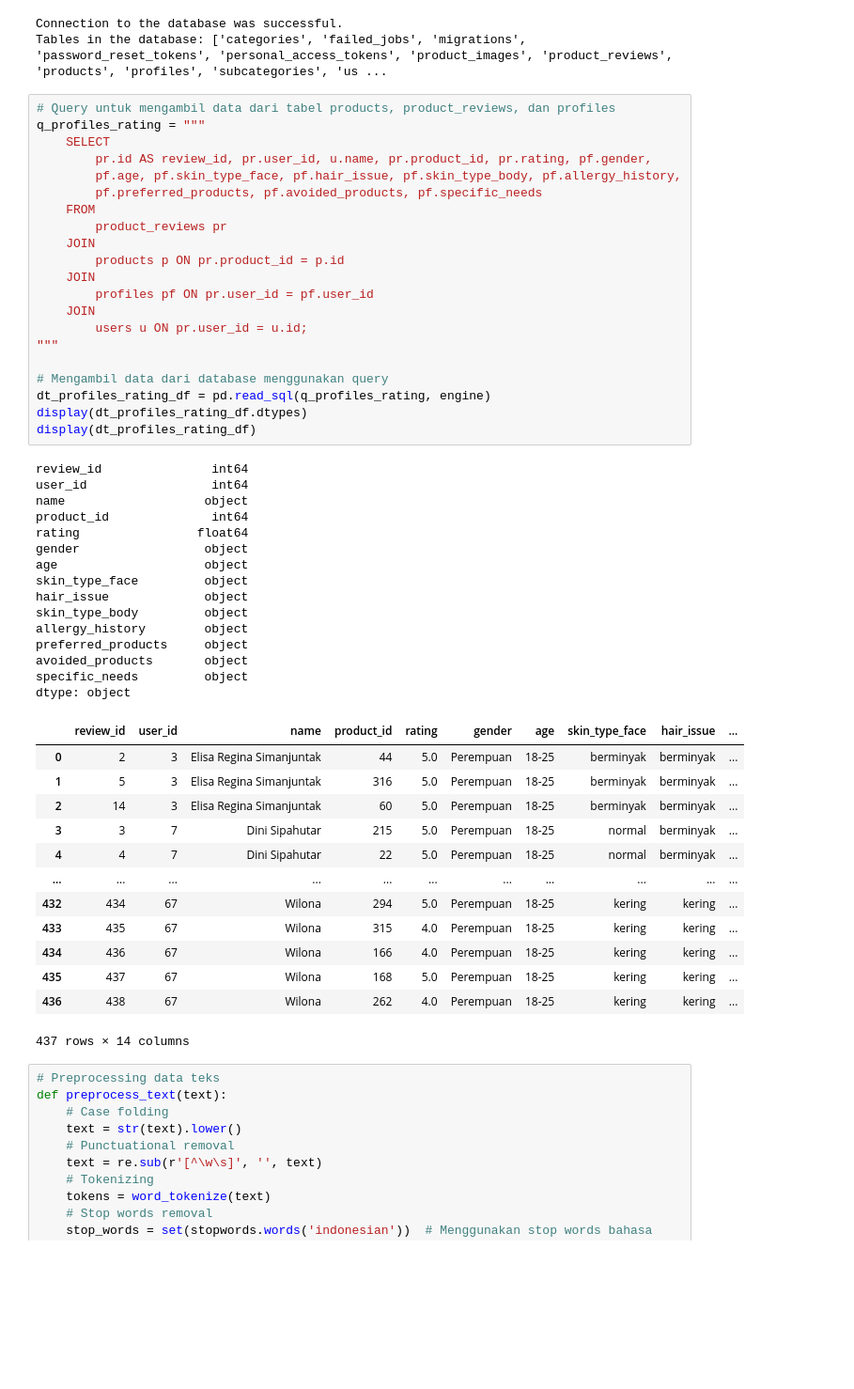
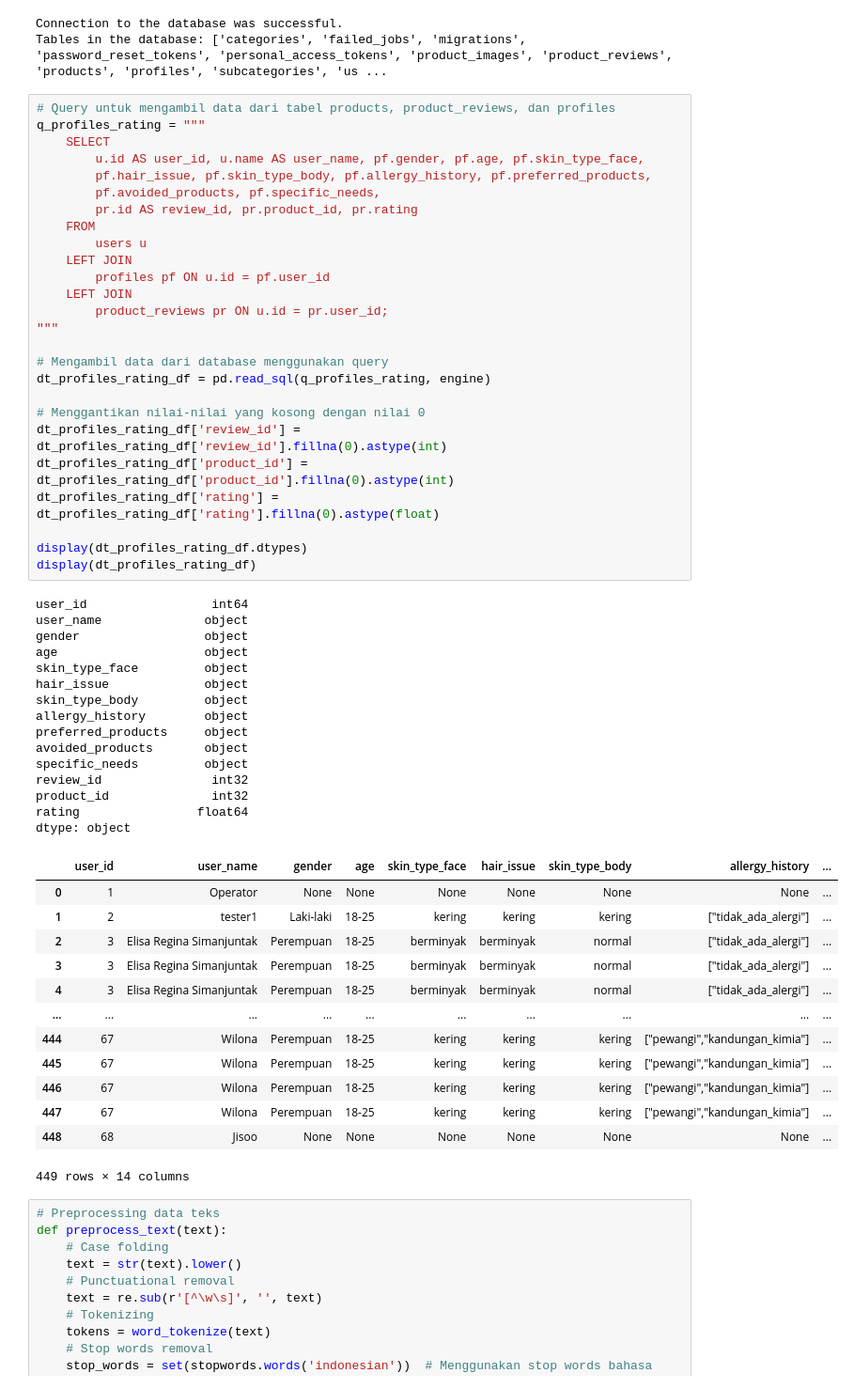
Before and after one commit to srgjo27/algoritma_machine_learning, a Jupyter notebook: src/user_based_filltering.ipynb, the cells around one changed output. Shown at 94% size. Drawn from its saved outputs; the diff is of its cells as text; blank space fills up the shorter version.

```diff
--- a/src/user_based_filltering.ipynb
+++ b/src/user_based_filltering.ipynb
@@ -29,53 +29,58 @@ Tables in the database: ['categories', 'failed_jobs', 'migrations', 'password_re
 # %%
 # Query untuk mengambil data dari tabel products, product_reviews, dan profiles
 q_profiles_rating = """
     SELECT
-        pr.id AS review_id, pr.user_id, u.name, pr.product_id, pr.rating, pf.gender,
-        pf.age, pf.skin_type_face, pf.hair_issue, pf.skin_type_body, pf.allergy_history,
-        pf.preferred_products, pf.avoided_products, pf.specific_needs
+        u.id AS user_id, u.name AS user_name, pf.gender, pf.age, pf.skin_type_face,
+        pf.hair_issue, pf.skin_type_body, pf.allergy_history, pf.preferred_products,
+        pf.avoided_products, pf.specific_needs,
+        pr.id AS review_id, pr.product_id, pr.rating
     FROM
-        product_reviews pr
-    JOIN
-        products p ON pr.product_id = p.id
-    JOIN
-        profiles pf ON pr.user_id = pf.user_id
-    JOIN
-        users u ON pr.user_id = u.id;
+        users u
+    LEFT JOIN
+        profiles pf ON u.id = pf.user_id
+    LEFT JOIN
+        product_reviews pr ON u.id = pr.user_id;
 """
 
 # Mengambil data dari database menggunakan query
 dt_profiles_rating_df = pd.read_sql(q_profiles_rating, engine)
+
+# Menggantikan nilai-nilai yang kosong dengan nilai 0
+dt_profiles_rating_df['review_id'] = dt_profiles_rating_df['review_id'].fillna(0).astype(int)
+dt_profiles_rating_df['product_id'] = dt_profiles_rating_df['product_id'].fillna(0).astype(int)
+dt_profiles_rating_df['rating'] = dt_profiles_rating_df['rating'].fillna(0).astype(float)
+
 display(dt_profiles_rating_df.dtypes)
 display(dt_profiles_rating_df)
 # %% [output]
-review_id               int64
 user_id                 int64
-name                   object
-product_id              int64
-rating                float64
+user_name              object
 gender                 object
 age                    object
 skin_type_face         object
 hair_issue             object
 skin_type_body         object
 allergy_history        object
 preferred_products     object
 avoided_products       object
 specific_needs         object
+review_id               int32
+product_id              int32
+rating                float64
 dtype: object
-|  | review_id | user_id | name | product_id | rating | gender | age | skin_type_face | hair_issue | ... |
-| 0 | 2 | 3 | Elisa Regina Simanjuntak | 44 | 5.0 | Perempuan | 18-25 | berminyak | berminyak | ... |
-| 1 | 5 | 3 | Elisa Regina Simanjuntak | 316 | 5.0 | Perempuan | 18-25 | berminyak | berminyak | ... |
-| 2 | 14 | 3 | Elisa Regina Simanjuntak | 60 | 5.0 | Perempuan | 18-25 | berminyak | berminyak | ... |
-| 3 | 3 | 7 | Dini Sipahutar | 215 | 5.0 | Perempuan | 18-25 | normal | berminyak | ... |
-| 4 | 4 | 7 | Dini Sipahutar | 22 | 5.0 | Perempuan | 18-25 | normal | berminyak | ... |
-| ... | ... | ... | ... | ... | ... | ... | ... | ... | ... | ... |
-| 432 | 434 | 67 | Wilona | 294 | 5.0 | Perempuan | 18-25 | kering | kering | ... |
-| 433 | 435 | 67 | Wilona | 315 | 4.0 | Perempuan | 18-25 | kering | kering | ... |
-| 434 | 436 | 67 | Wilona | 166 | 4.0 | Perempuan | 18-25 | kering | kering | ... |
-| 435 | 437 | 67 | Wilona | 168 | 5.0 | Perempuan | 18-25 | kering | kering | ... |
-| 436 | 438 | 67 | Wilona | 262 | 4.0 | Perempuan | 18-25 | kering | kering | ... |
+|  | user_id | user_name | gender | age | skin_type_face | hair_issue | skin_type_body | allergy_history | ... |
+| 0 | 1 | Operator | None | None | None | None | None | None | ... |
+| 1 | 2 | tester1 | Laki-laki | 18-25 | kering | kering | kering | ["tidak_ada_alergi"] | ... |
+| 2 | 3 | Elisa Regina Simanjuntak | Perempuan | 18-25 | berminyak | berminyak | normal | ["tidak_ada_alergi"] | ... |
+| 3 | 3 | Elisa Regina Simanjuntak | Perempuan | 18-25 | berminyak | berminyak | normal | ["tidak_ada_alergi"] | ... |
+| 4 | 3 | Elisa Regina Simanjuntak | Perempuan | 18-25 | berminyak | berminyak | normal | ["tidak_ada_alergi"] | ... |
+| ... | ... | ... | ... | ... | ... | ... | ... | ... | ... |
+| 444 | 67 | Wilona | Perempuan | 18-25 | kering | kering | kering | ["pewangi","kandungan_kimia"] | ... |
+| 445 | 67 | Wilona | Perempuan | 18-25 | kering | kering | kering | ["pewangi","kandungan_kimia"] | ... |
+| 446 | 67 | Wilona | Perempuan | 18-25 | kering | kering | kering | ["pewangi","kandungan_kimia"] | ... |
+| 447 | 67 | Wilona | Perempuan | 18-25 | kering | kering | kering | ["pewangi","kandungan_kimia"] | ... |
+| 448 | 68 | Jisoo | None | None | None | None | None | None | ... |
-437 rows × 14 columns
+449 rows × 14 columns
 # %%
 # Preprocessing data teks
 def preprocess_text(text):
```
Also changed, not shown: parts of 11 cells of this notebook, 2 other files.
